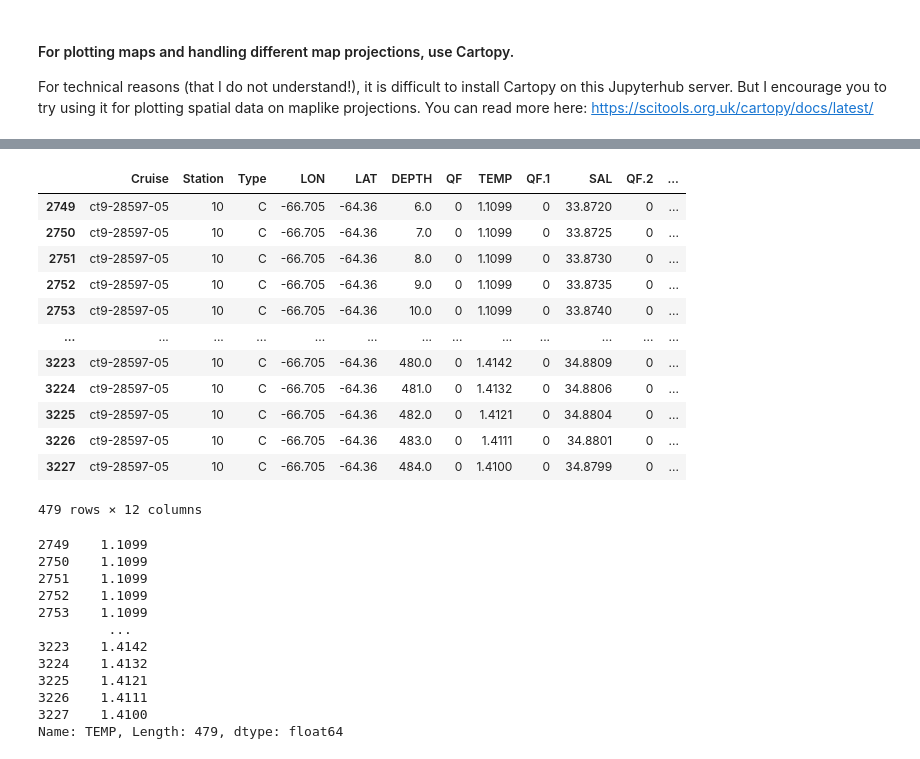
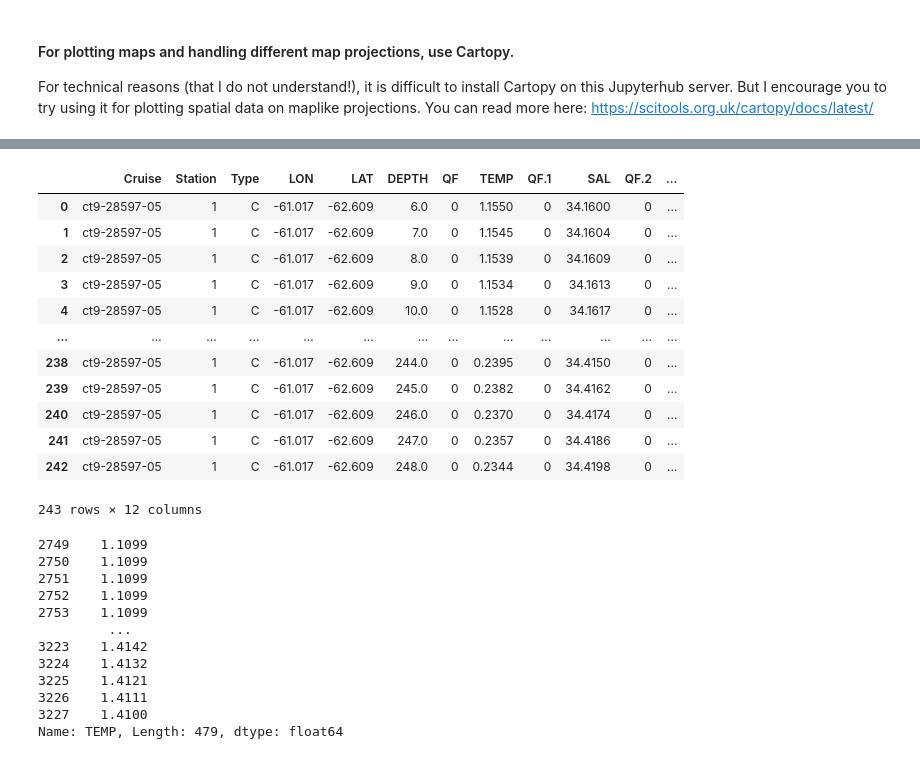
Before and after one commit to adityarn/MAR440_PythonModule, a Jupyter notebook: 05_Pandas.ipynb, the cells around one changed output, grey strips where cells are left out. Drawn from its saved outputs; the diff is of its cells as text; code cells hidden in the pictures.

```diff
--- a/05_Pandas.ipynb
+++ b/05_Pandas.ipynb
@@ -146,20 +228,20 @@ For technical reasons (that I do not understand!), it is difficult to install Ca
 # %%
-select_station = (meop.Station == 10)
+select_station = (meop.Station == 1)
 meop.loc[select_station]
 # %% [output]
 |  | Cruise | Station | Type | LON | LAT | DEPTH | QF | TEMP | QF.1 | SAL | QF.2 | ... |
-| 2749 | ct9-28597-05 | 10 | C | -66.705 | -64.36 | 6.0 | 0 | 1.1099 | 0 | 33.8720 | 0 | ... |
-| 2750 | ct9-28597-05 | 10 | C | -66.705 | -64.36 | 7.0 | 0 | 1.1099 | 0 | 33.8725 | 0 | ... |
-| 2751 | ct9-28597-05 | 10 | C | -66.705 | -64.36 | 8.0 | 0 | 1.1099 | 0 | 33.8730 | 0 | ... |
-| 2752 | ct9-28597-05 | 10 | C | -66.705 | -64.36 | 9.0 | 0 | 1.1099 | 0 | 33.8735 | 0 | ... |
-| 2753 | ct9-28597-05 | 10 | C | -66.705 | -64.36 | 10.0 | 0 | 1.1099 | 0 | 33.8740 | 0 | ... |
+| 0 | ct9-28597-05 | 1 | C | -61.017 | -62.609 | 6.0 | 0 | 1.1550 | 0 | 34.1600 | 0 | ... |
+| 1 | ct9-28597-05 | 1 | C | -61.017 | -62.609 | 7.0 | 0 | 1.1545 | 0 | 34.1604 | 0 | ... |
+| 2 | ct9-28597-05 | 1 | C | -61.017 | -62.609 | 8.0 | 0 | 1.1539 | 0 | 34.1609 | 0 | ... |
+| 3 | ct9-28597-05 | 1 | C | -61.017 | -62.609 | 9.0 | 0 | 1.1534 | 0 | 34.1613 | 0 | ... |
+| 4 | ct9-28597-05 | 1 | C | -61.017 | -62.609 | 10.0 | 0 | 1.1528 | 0 | 34.1617 | 0 | ... |
 | ... | ... | ... | ... | ... | ... | ... | ... | ... | ... | ... | ... | ... |
-| 3223 | ct9-28597-05 | 10 | C | -66.705 | -64.36 | 480.0 | 0 | 1.4142 | 0 | 34.8809 | 0 | ... |
-| 3224 | ct9-28597-05 | 10 | C | -66.705 | -64.36 | 481.0 | 0 | 1.4132 | 0 | 34.8806 | 0 | ... |
-| 3225 | ct9-28597-05 | 10 | C | -66.705 | -64.36 | 482.0 | 0 | 1.4121 | 0 | 34.8804 | 0 | ... |
-| 3226 | ct9-28597-05 | 10 | C | -66.705 | -64.36 | 483.0 | 0 | 1.4111 | 0 | 34.8801 | 0 | ... |
-| 3227 | ct9-28597-05 | 10 | C | -66.705 | -64.36 | 484.0 | 0 | 1.4100 | 0 | 34.8799 | 0 | ... |
+| 238 | ct9-28597-05 | 1 | C | -61.017 | -62.609 | 244.0 | 0 | 0.2395 | 0 | 34.4150 | 0 | ... |
+| 239 | ct9-28597-05 | 1 | C | -61.017 | -62.609 | 245.0 | 0 | 0.2382 | 0 | 34.4162 | 0 | ... |
+| 240 | ct9-28597-05 | 1 | C | -61.017 | -62.609 | 246.0 | 0 | 0.2370 | 0 | 34.4174 | 0 | ... |
+| 241 | ct9-28597-05 | 1 | C | -61.017 | -62.609 | 247.0 | 0 | 0.2357 | 0 | 34.4186 | 0 | ... |
+| 242 | ct9-28597-05 | 1 | C | -61.017 | -62.609 | 248.0 | 0 | 0.2344 | 0 | 34.4198 | 0 | ... |
-479 rows × 12 columns
+243 rows × 12 columns
 # %%
 meop.loc[select_station, "TEMP"]
 # %% [output]
```
Also changed, not shown: parts of 40 cells of this notebook, 1 other file.
